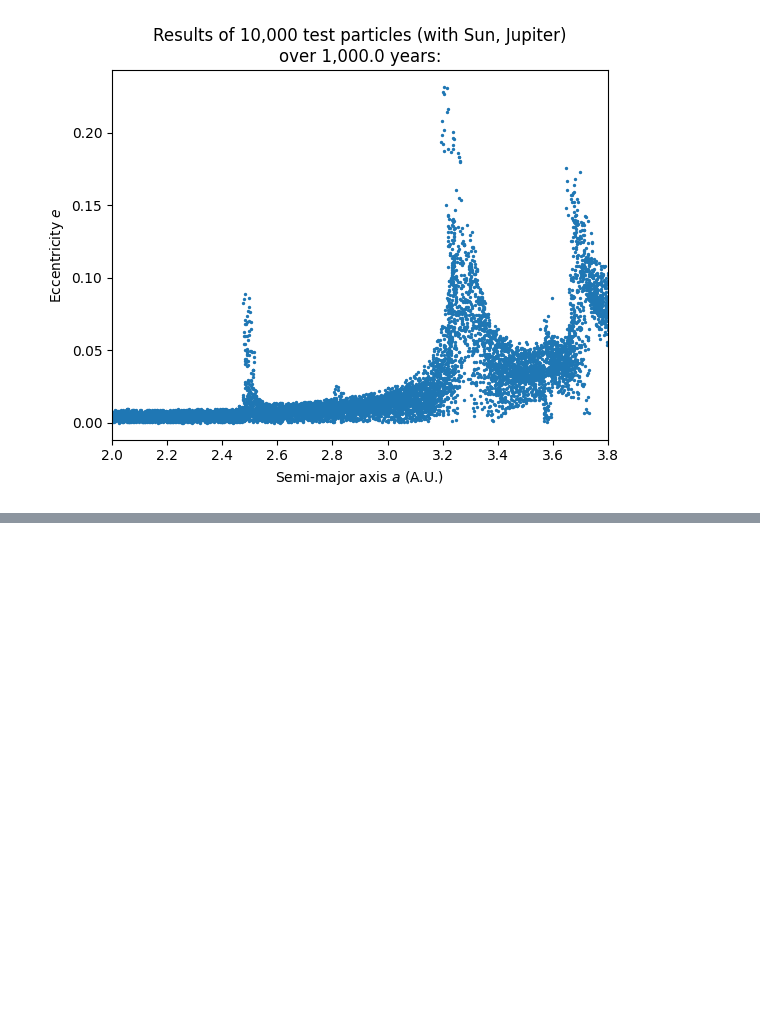
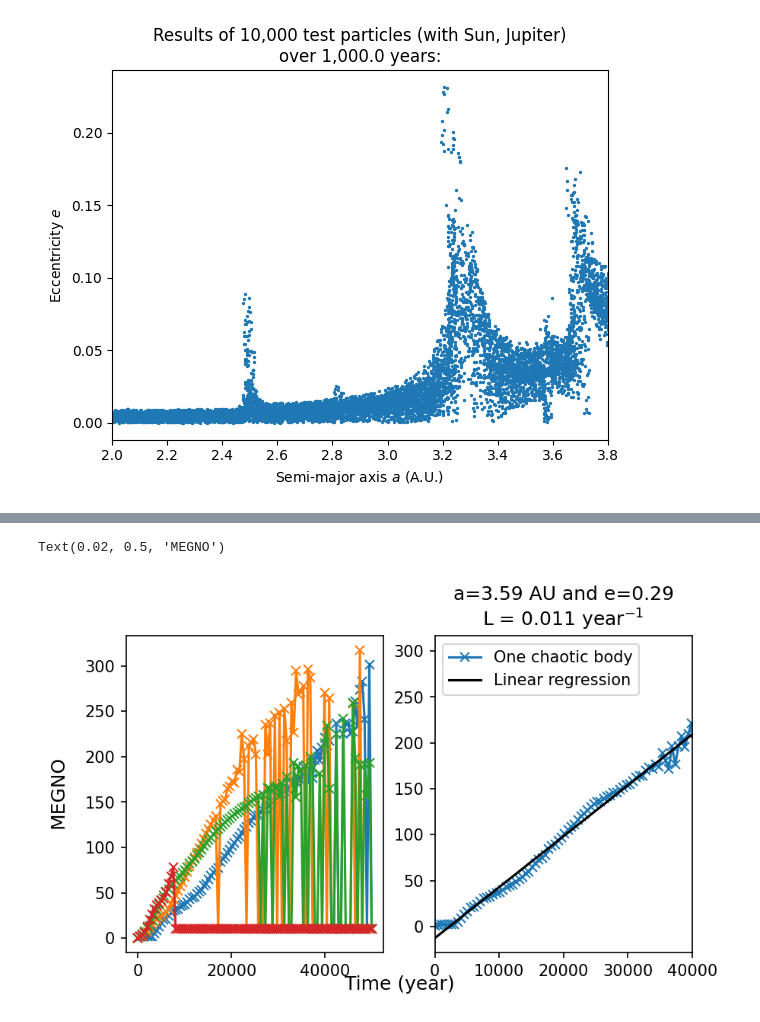
Before and after one commit to JulioSteve/AdvancedDynamicalSystem, a Jupyter notebook: ChaosRebound.ipynb, the cells around one changed output, grey strips where cells are left out. Saved outputs shown, nothing was run; the diff lists cells and outputs as text; code cells hidden in the pictures; blank space fills up the shorter version.

```diff
--- a/ChaosRebound.ipynb
+++ b/ChaosRebound.ipynb
@@ -187,0 +242,38 @@ def MEGNO(pos1, vel1, pos2, vel2, t):
+# %%
+from multiprocess import Pool
+with Pool() as pool:
+    Ngrid = 2
+    Timesteps = 100
+    par_a = np.linspace(3.59,3.6,Ngrid)
+    par_e = np.linspace(0.29,0.3,Ngrid)
+    Time = np.linspace(1,50_000,Timesteps)
+    parameters = []
+    for e in par_e:
+        for a in par_a:
+            for t in Time:
+                parameters.append((e,a,t))
+    results = pool.map(simulation2,parameters)
+# %%
+res = np.array(results).reshape(Ngrid,Ngrid,Timesteps)
+fig, ax = plt.subplots(1,2, figsize=(1920/300, 1080/300), dpi=150)
+for i in range(Ngrid):
+    for j in range(Ngrid):
+        ax[0].plot(Time, res[i,j,:], marker="x")
+ax[1].plot(Time, res[0,0,:], marker="x", label="One chaotic body")
+ax[1].set_xlim(0,40_000)
+
+from scipy.optimize import curve_fit
+def linear(x, a, b):
+    return a*x + b
+
+id = np.where(Time>=40000)[0][0]
+params, cov = curve_fit(linear, Time[:id], res[0,0,:id])
+a,b = params
+ax[1].plot(Time, a*Time+b, color="black", label="Linear regression")
+ax[1].set_title(f"a={par_a[0]} AU and e={par_e[0]}\nL = {2*a:.3f} "+r"year$^{-1}$")
+ax[1].legend(loc="upper left")
+fig.supxlabel("Time (year)")
+fig.supylabel("MEGNO")
+# %% [output]
+Text(0.02, 0.5, 'MEGNO')
+[figure, added]
```
Also changed, not shown: parts of 5 cells of this notebook.
